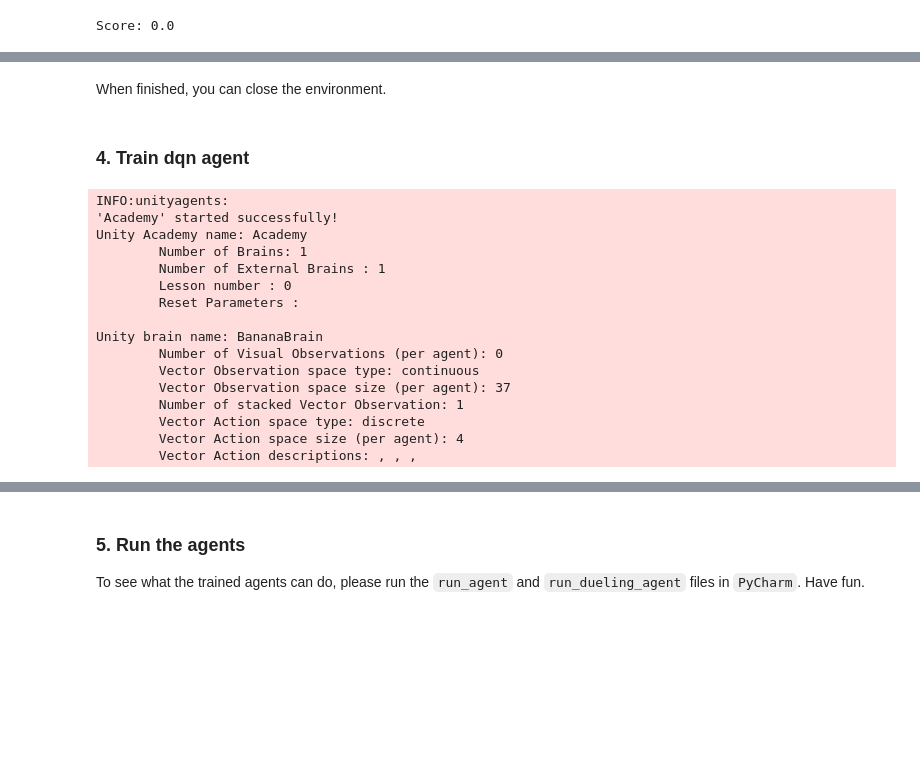
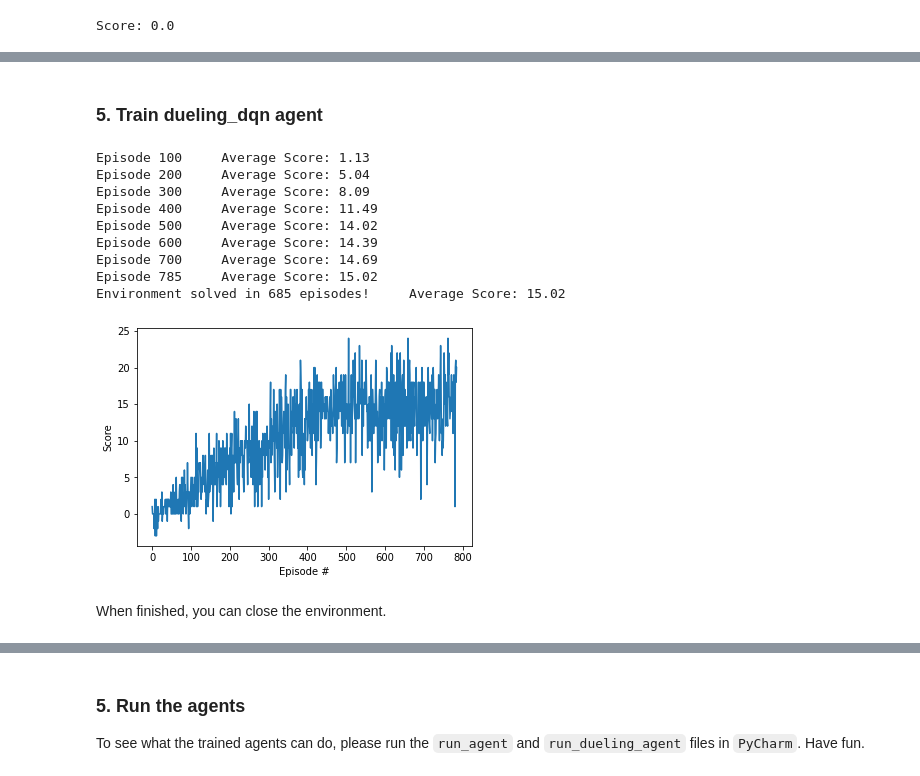
Before and after one commit to coder52/Value-based-methods, a Jupyter notebook: p1_navigation/Navigation.ipynb, the cells around one changed output, grey strips where cells are left out. Drawn from its saved outputs; the diff is of its cells as text; code cells hidden in the pictures; blank space fills up the shorter version.

```diff
--- a/p1_navigation/Navigation.ipynb
+++ b/p1_navigation/Navigation.ipynb
@@ -119,6 +148,28 @@ Score: 0.0
+# %% [markdown]
+### 5. Train dueling_dqn agent
+# %%
+agent = Agent(state_size=state_size, action_size=action_size, seed=0, dueling=True)
+scores = dqn_trainer(env, agent, n_episodes=2000, file_name="checkpoint_dueling_dqn_dropout")
+
+# plot the scores
+fig = plt.figure()
+ax = fig.add_subplot(111)
+plt.plot(np.arange(len(scores)), scores)
+plt.ylabel('Score')
+plt.xlabel('Episode #')
+plt.show()
+# %% [output]
+Episode 100     Average Score: 1.13
+Episode 200     Average Score: 5.04
+Episode 300     Average Score: 8.09
+Episode 400     Average Score: 11.49
+Episode 500     Average Score: 14.02
+Episode 600     Average Score: 14.39
+Episode 700     Average Score: 14.69
+Episode 785     Average Score: 15.02
+Environment solved in 685 episodes!     Average Score: 15.02
+[figure, added]
 # %% [markdown]
 When finished, you can close the environment.
 # %%
 env.close()
-# %% [markdown]
-### 4. Train dqn agent
@@ -134,20 +175,0 @@ from utils import dqn_trainer
-# %%
-agent = Agent(state_size=37, action_size=4, seed=0, dueling=False)
-env = UnityEnvironment(file_name="Banana_Windows_x86_64/Banana.exe", no_graphics=True)
-# %% [output]
-INFO:unityagents:
-'Academy' started successfully!
-Unity Academy name: Academy
-        Number of Brains: 1
-        Number of External Brains : 1
-        Lesson number : 0
-        Reset Parameters :
-
-Unity brain name: BananaBrain
-        Number of Visual Observations (per agent): 0
-        Vector Observation space type: continuous
-        Vector Observation space size (per agent): 37
-        Number of stacked Vector Observation: 1
-        Vector Action space type: discrete
-        Vector Action space size (per agent): 4
-        Vector Action descriptions: , , ,
```
Also changed, not shown: parts of 8 cells of this notebook, 4 other files.
